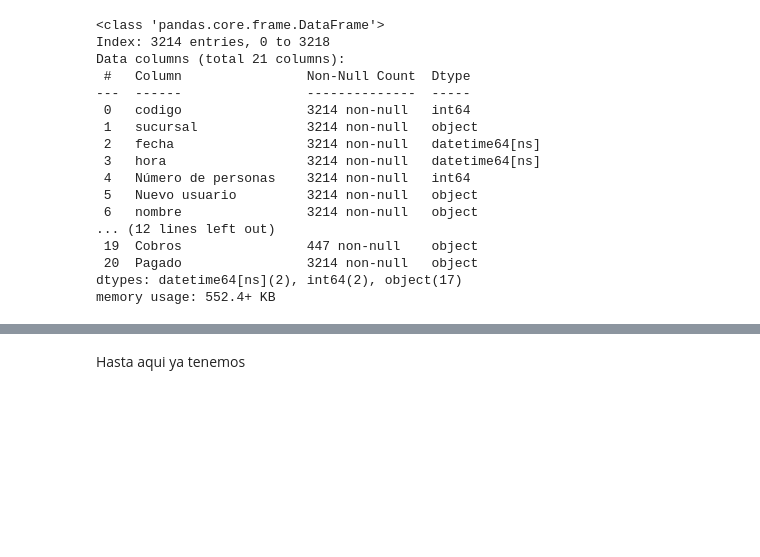
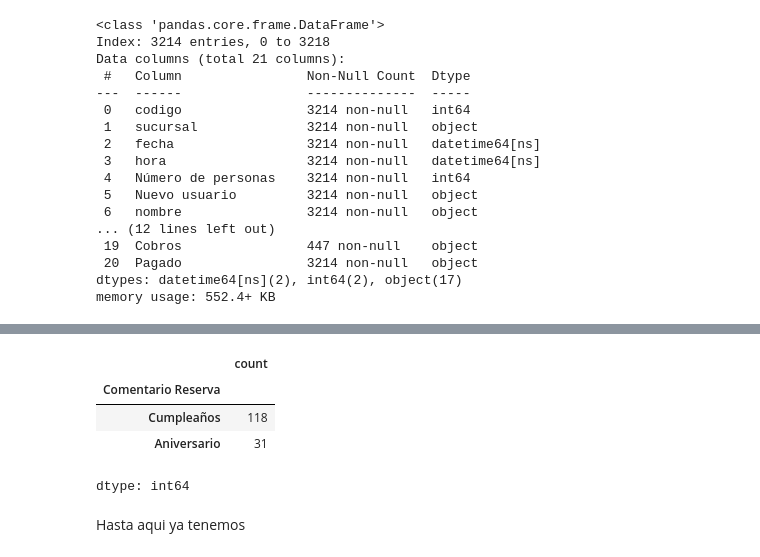
Before and after one commit to salazarcristian1014/restaurant-cancelation-project, a Jupyter notebook: notebooks/01_data_cleaning_and_optimization.ipynb, the cells around one changed output, grey strips where cells are left out. Saved outputs shown, nothing was run; the diff lists cells and outputs as text; code cells hidden in the pictures; blank space fills up the shorter version.

```diff
--- a/notebooks/01_data_cleaning_and_optimization.ipynb
+++ b/notebooks/01_data_cleaning_and_optimization.ipynb
@@ -607,2 +652,15 @@ dtype: int64
+# %%
+# Luego de tener los datos de "Cumpleaños" y "Aniversario" que nos puede servir para estrategias de mercadeo vamos a eliminar
+# el resto de comentarios de la columna 'Comentario Reserva'
+
+eventos_clave = df['Comentario Reserva'].isin(['Cumpleaños', 'Aniversario'])
+df.loc[~eventos_clave, 'Comentario Reserva'] = None
+df['Comentario Reserva'].value_counts()
+# %% [output]
+|  | count |
+| Comentario Reserva |  |
+| Cumpleaños | 118 |
+| Aniversario | 31 |
+dtype: int64
 # %% [markdown]
 Hasta aqui ya tenemos
```
Also changed, not shown: parts of 5 cells of this notebook.
